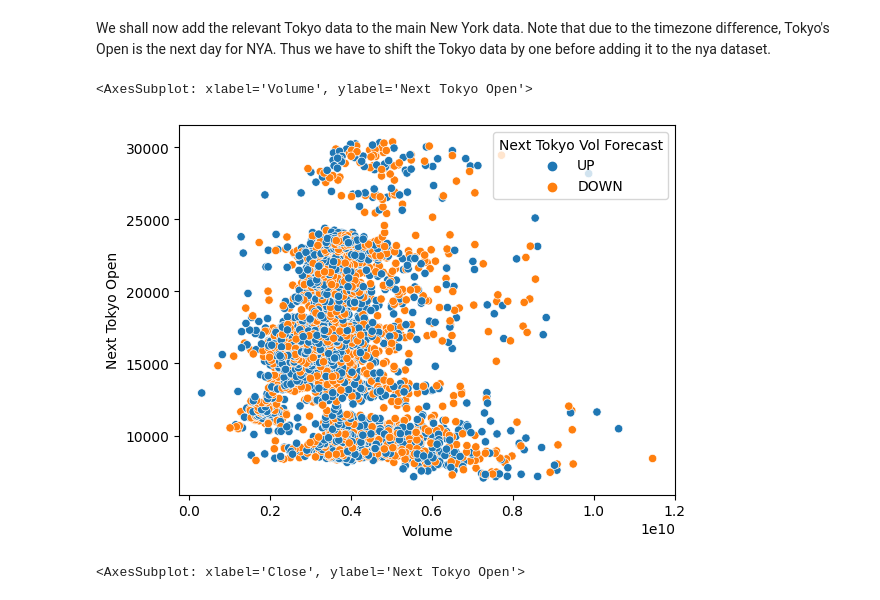
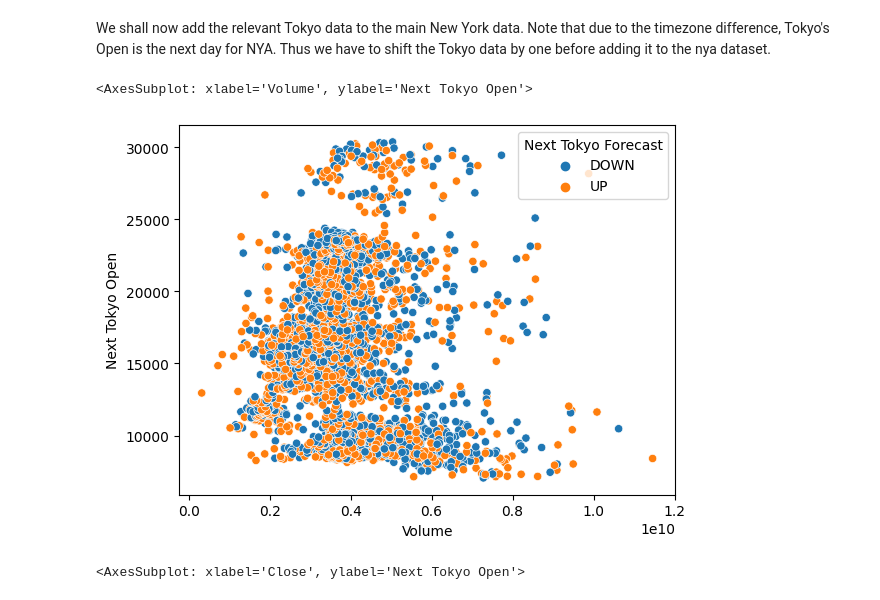
Before and after one commit to TeddyCB/ECM3420_CW, a Jupyter notebook: LSTM_GRU_Model.ipynb, the cells around one changed output. Drawn from its saved outputs; the diff is of its cells as text; code cells hidden in the pictures.

```diff
--- a/LSTM_GRU_Model.ipynb
+++ b/LSTM_GRU_Model.ipynb
@@ -115,11 +110,11 @@ nya_df.insert(11, "Next Tokyo Open", tko_open)
 nya_df.insert(12, "Next Tokyo Forecast", tko_open_forecast)
 nya_df.drop(index=nya_df.index[len(nya_df) - 1], inplace=True)
 # %%
-sns.scatterplot(data=nya_df, y="Next Tokyo Open", x="Volume", hue="Next Tokyo Vol Forecast")
+sns.scatterplot(data=nya_df, y="Next Tokyo Open", x="Volume", hue="Next Tokyo Forecast")
 # plt.savefig("figures/Vol")
 # %% [output]
 <AxesSubplot: xlabel='Volume', ylabel='Next Tokyo Open'>
-[figure, old version]
+[figure, new version]
 # %%
 sns.scatterplot(data=nya_df, y="Next Tokyo Open", x="Close", hue="Next Tokyo Forecast")
 # plt.savefig("figures/Close")
```
Also changed, not shown: parts of 18 cells of this notebook, 31 other files.
